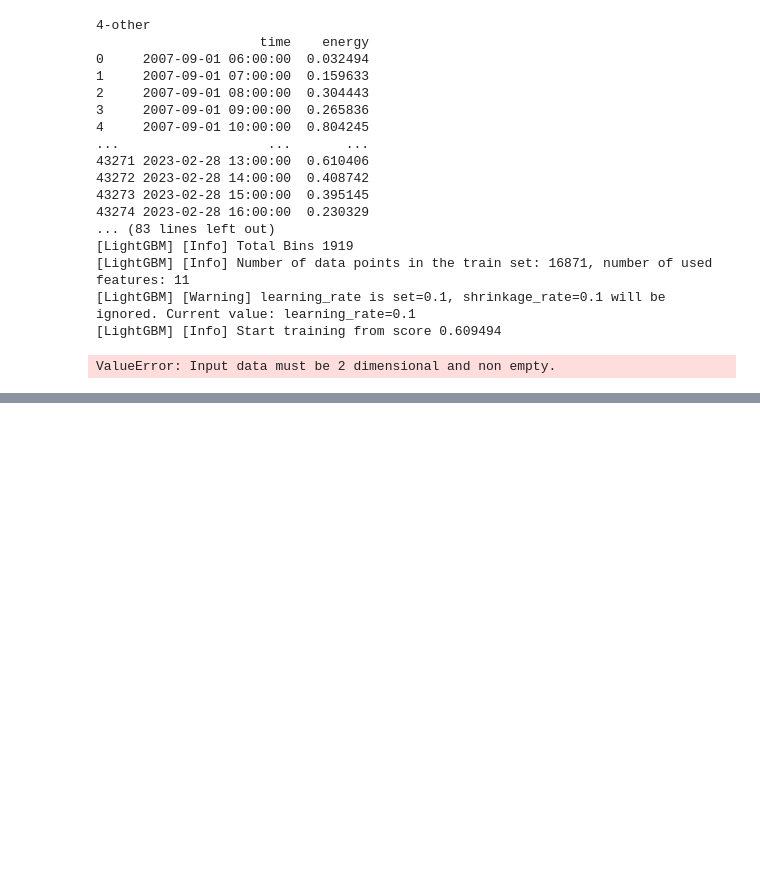
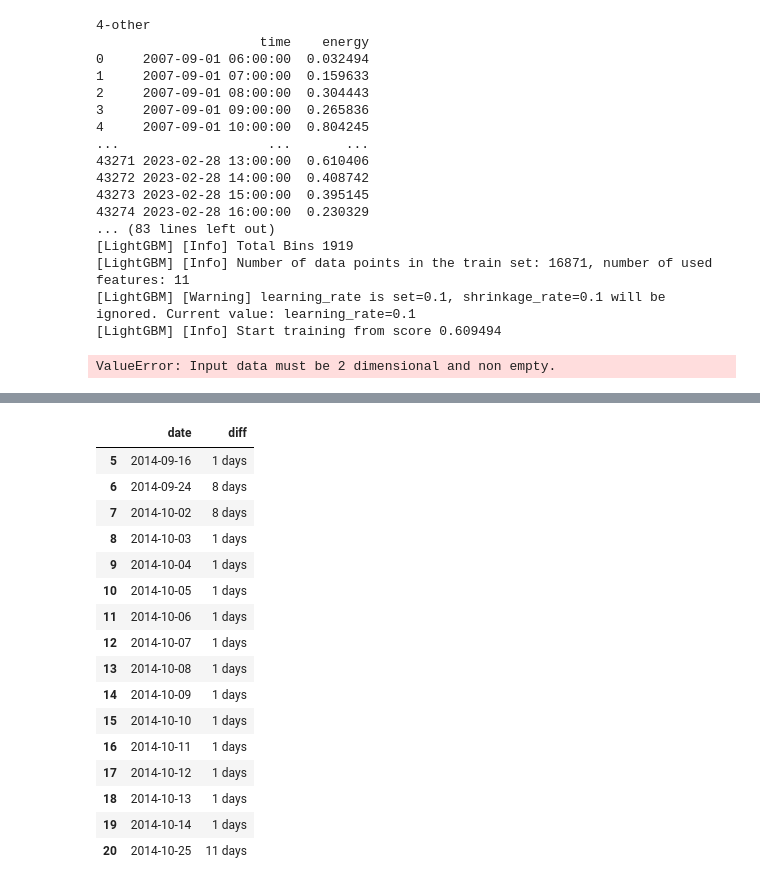
Before and after one commit to Erdos-Projects/predicting-day-ahead-solar-power-production, a Jupyter notebook: notebooks/modeling/CEB/basic_lightgbm_results.ipynb, the cells around one changed output, grey strips where cells are left out. Cells and saved outputs as stored; diff of their text form; code cells hidden in the pictures; blank space fills up the shorter version.

```diff
--- a/notebooks/modeling/CEB/basic_lightgbm_results.ipynb
+++ b/notebooks/modeling/CEB/basic_lightgbm_results.ipynb
@@ -244,0 +261,20 @@ shorter_test.good_end_days_naive(streak=5)
+# %%
+end_days_ext.iloc[5:21]
+# %% [output]
+|  | date | diff |
+| 5 | 2014-09-16 | 1 days |
+| 6 | 2014-09-24 | 8 days |
+| 7 | 2014-10-02 | 8 days |
+| 8 | 2014-10-03 | 1 days |
+| 9 | 2014-10-04 | 1 days |
+| 10 | 2014-10-05 | 1 days |
+| 11 | 2014-10-06 | 1 days |
+| 12 | 2014-10-07 | 1 days |
+| 13 | 2014-10-08 | 1 days |
+| 14 | 2014-10-09 | 1 days |
+| 15 | 2014-10-10 | 1 days |
+| 16 | 2014-10-11 | 1 days |
+| 17 | 2014-10-12 | 1 days |
+| 18 | 2014-10-13 | 1 days |
+| 19 | 2014-10-14 | 1 days |
+| 20 | 2014-10-25 | 11 days |
```
Also changed, not shown: parts of 9 cells of this notebook, 2 other files.
